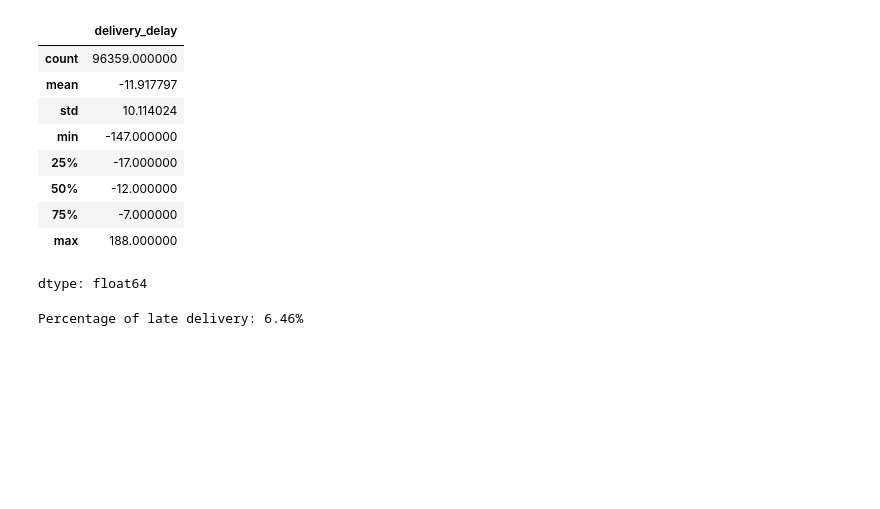
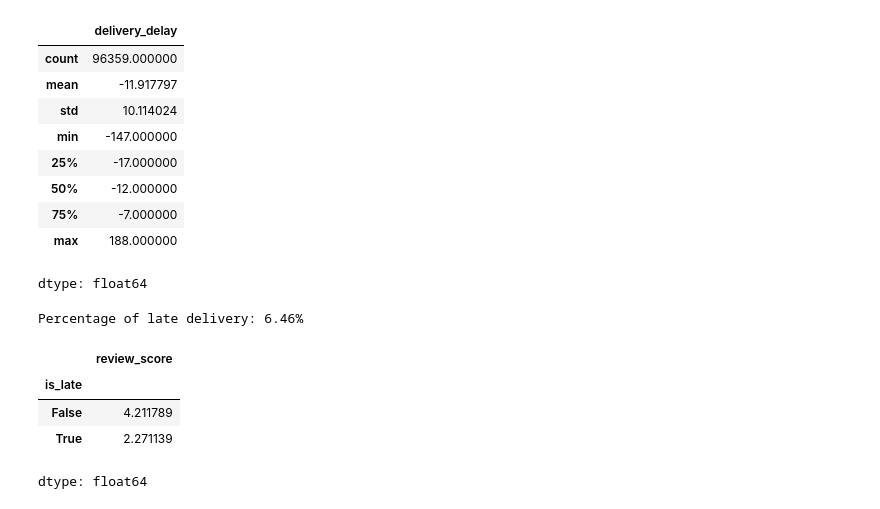
Before and after one commit to HannahPeyambari/Analyzing-customer-satisfaction, a Jupyter notebook: 01_Olist.ipynb, the cells around one changed output. Drawn from its saved outputs; the diff is of its cells as text; code cells hidden in the pictures; blank space fills up the shorter version.

```diff
--- a/01_Olist.ipynb
+++ b/01_Olist.ipynb
@@ -229,3 +228,12 @@ percentage_late = len(late_delivery) / len(merged_orders_reviews) * 100
 print(f'Percentage of late delivery: {percentage_late:.2f}%')
 # %% [output]
 Percentage of late delivery: 6.46%
+# %%
+merged_orders_reviews['is_late'] = merged_orders_reviews['delivery_delay'] > 0
+merged_orders_reviews.groupby('is_late')['review_score'].mean()
+# %% [output]
+|  | review_score |
+| is_late |  |
+| False | 4.211789 |
+| True | 2.271139 |
+dtype: float64
```
Also changed, not shown: parts of 10 cells of this notebook.
